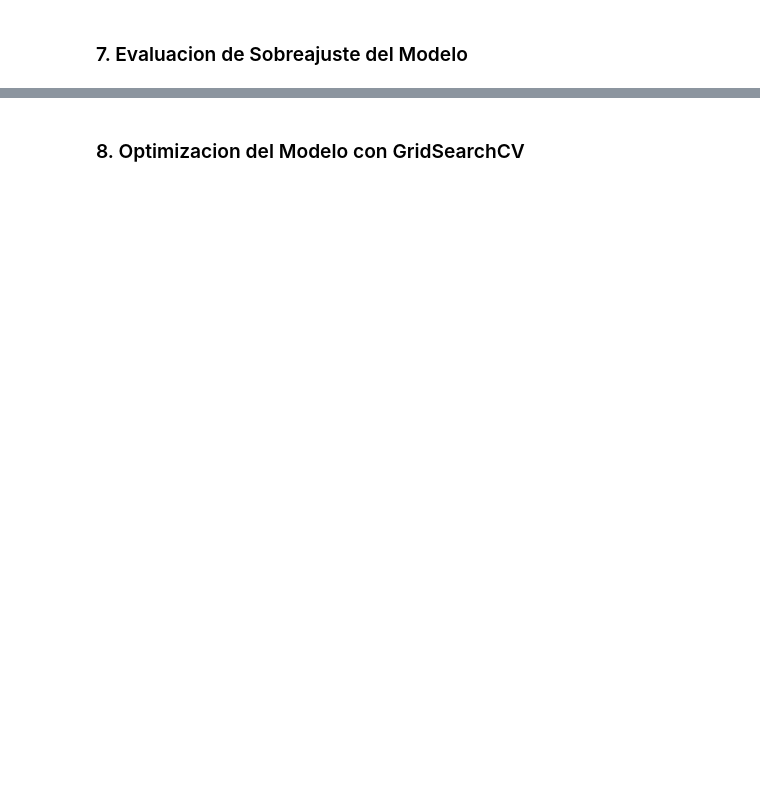
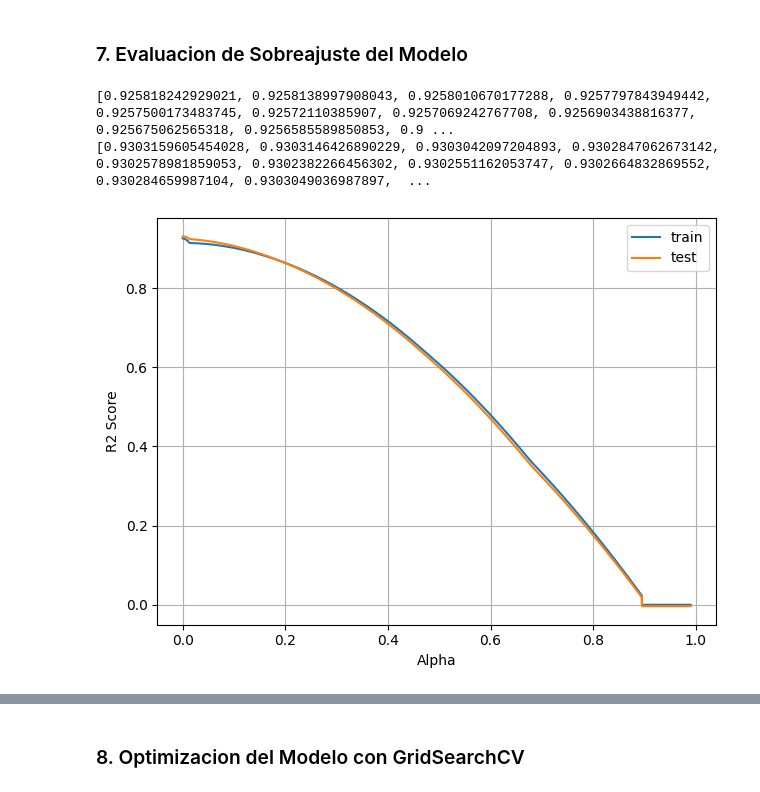
Before and after one commit to Rubeneduardoo/P17-Regresion-Lineal-Regularizada, a Jupyter notebook: src/Regularized Linear Regression.ipynb, the cells around one changed output, grey strips where cells are left out. Drawn from its saved outputs; the diff is of its cells as text; code cells hidden in the pictures; blank space fills up the shorter version.

```diff
--- a/src/Regularized Linear Regression.ipynb
+++ b/src/Regularized Linear Regression.ipynb
@@ -294,0 +293,39 @@ alpha = [0.01, 1, 10, 20, 30, 40, 50, 60, 70, 80, 90, 100]
+# %%
+alpha = [i for i in np.arange(0.000001,0.99, 0.0001)]
+
+r2_train = []
+r2_test = []
+
+for i in alpha:
+    model = Lasso(alpha=i)
+
+    model.fit(Xtrain, ytrain)
+
+    ytrainpred = model.predict(Xtrain)
+    trainr2 = r2_score(ytrain, ytrainpred)
+
+    ytestpred = model.predict(Xtest)
+    testr2 = r2_score(ytest, ytestpred)
+
+    r2_train.append(trainr2)
+    r2_test.append(testr2)
+
+
+print(r2_train)
+print(r2_test)
+# %% [output]
+[0.925818242929021, 0.9258138997908043, 0.9258010670177288, 0.9257797843949442, 0.9257500173483745, 0.92572110385907, 0.9257069242767708, 0.9256903438816377, 0.925675062565318, 0.9256585589850853, 0.9 ...
+[0.9303159605454028, 0.9303146426890229, 0.9303042097204893, 0.9302847062673142, 0.9302578981859053, 0.9302382266456302, 0.9302551162053747, 0.9302664832869552, 0.930284659987104, 0.9303049036987897,  ...
+# %%
+#Visualizacion del R2 score vs Alpha
+
+sns.lineplot(y=r2_train, x= alpha, label='train', markers='o')
+sns.lineplot(y=r2_test, x= alpha, label='test', markers= 'x')
+
+plt.xlabel('Alpha', fontsize=20)
+plt.ylabel('R2 Score', fontsize=20)
+plt.grid(True)
+plt.tight_layout()
+plt.show()
+# %% [output]
+[figure, added]
```
Also changed, not shown: parts of 17 cells of this notebook, 3 other files.
